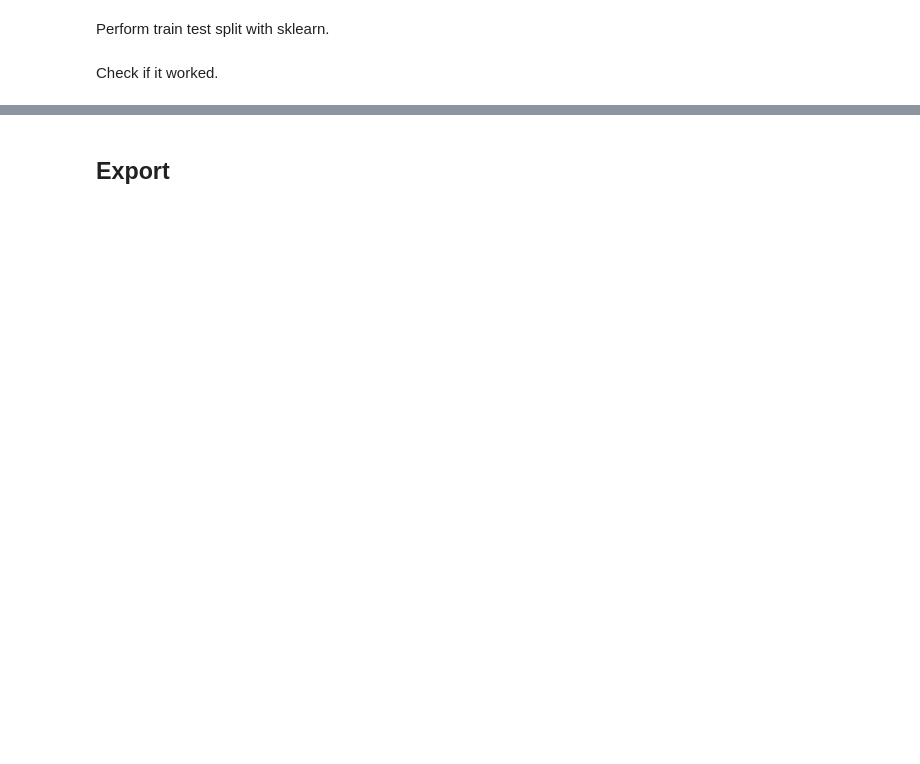
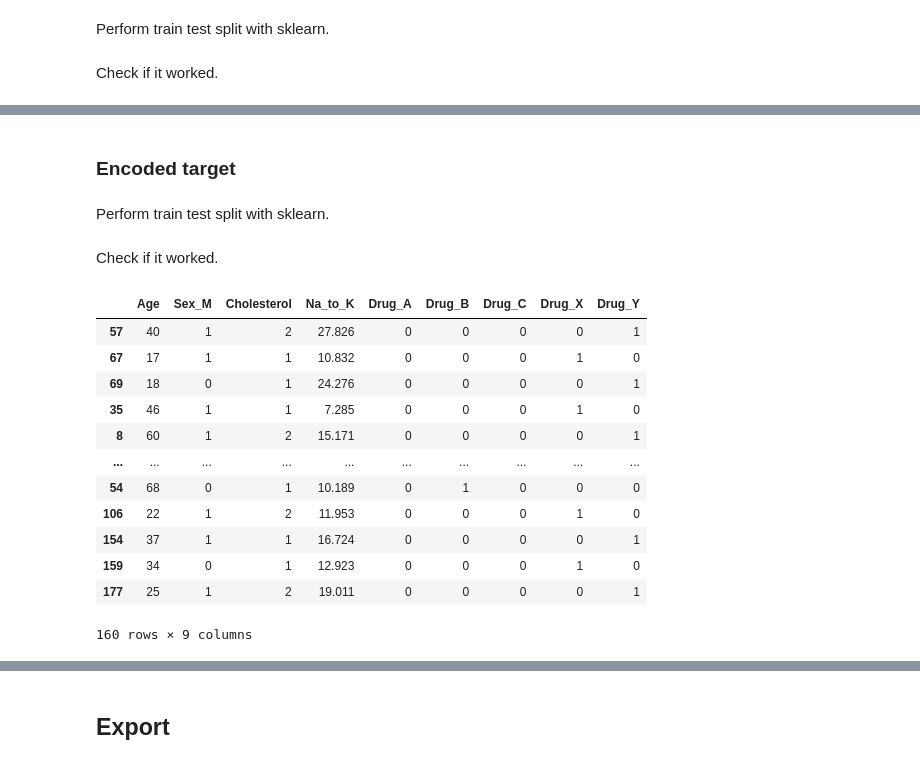
Before and after one commit to SandorCumberbane/Drug-Classification, a Jupyter notebook: train-test-split.ipynb, the cells around one changed output, grey strips where cells are left out. Saved outputs shown, nothing was run; the diff lists cells and outputs as text; code cells hidden in the pictures; blank space fills up the shorter version.

```diff
--- a/train-test-split.ipynb
+++ b/train-test-split.ipynb
@@ -208,0 +187,4 @@ y_test
+# %% [markdown]
+### Encoded target
+# %% [markdown]
+Perform train test split with sklearn.
@@ -208,0 +195,18 @@ y_test
+# %% [markdown]
+Check if it worked.
+# %%
+train_encoded
+# %% [output]
+|  | Age | Sex_M | Cholesterol | Na_to_K | Drug_A | Drug_B | Drug_C | Drug_X | Drug_Y |
+| 57 | 40 | 1 | 2 | 27.826 | 0 | 0 | 0 | 0 | 1 |
+| 67 | 17 | 1 | 1 | 10.832 | 0 | 0 | 0 | 1 | 0 |
+| 69 | 18 | 0 | 1 | 24.276 | 0 | 0 | 0 | 0 | 1 |
+| 35 | 46 | 1 | 1 | 7.285 | 0 | 0 | 0 | 1 | 0 |
+| 8 | 60 | 1 | 2 | 15.171 | 0 | 0 | 0 | 0 | 1 |
+| ... | ... | ... | ... | ... | ... | ... | ... | ... | ... |
+| 54 | 68 | 0 | 1 | 10.189 | 0 | 1 | 0 | 0 | 0 |
+| 106 | 22 | 1 | 2 | 11.953 | 0 | 0 | 0 | 1 | 0 |
+| 154 | 37 | 1 | 1 | 16.724 | 0 | 0 | 0 | 0 | 1 |
+| 159 | 34 | 0 | 1 | 12.923 | 0 | 0 | 0 | 1 | 0 |
+| 177 | 25 | 1 | 2 | 19.011 | 0 | 0 | 0 | 0 | 1 |
+160 rows × 9 columns
```
Also changed, not shown: parts of 21 cells of this notebook, 6 other files.
